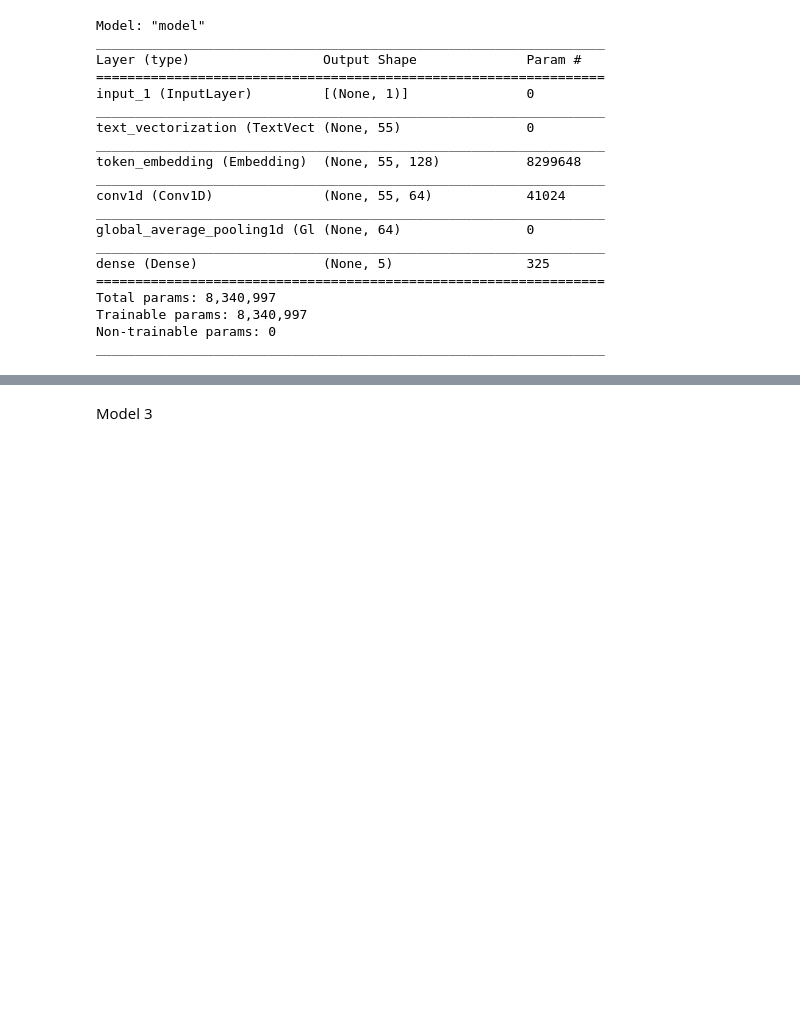
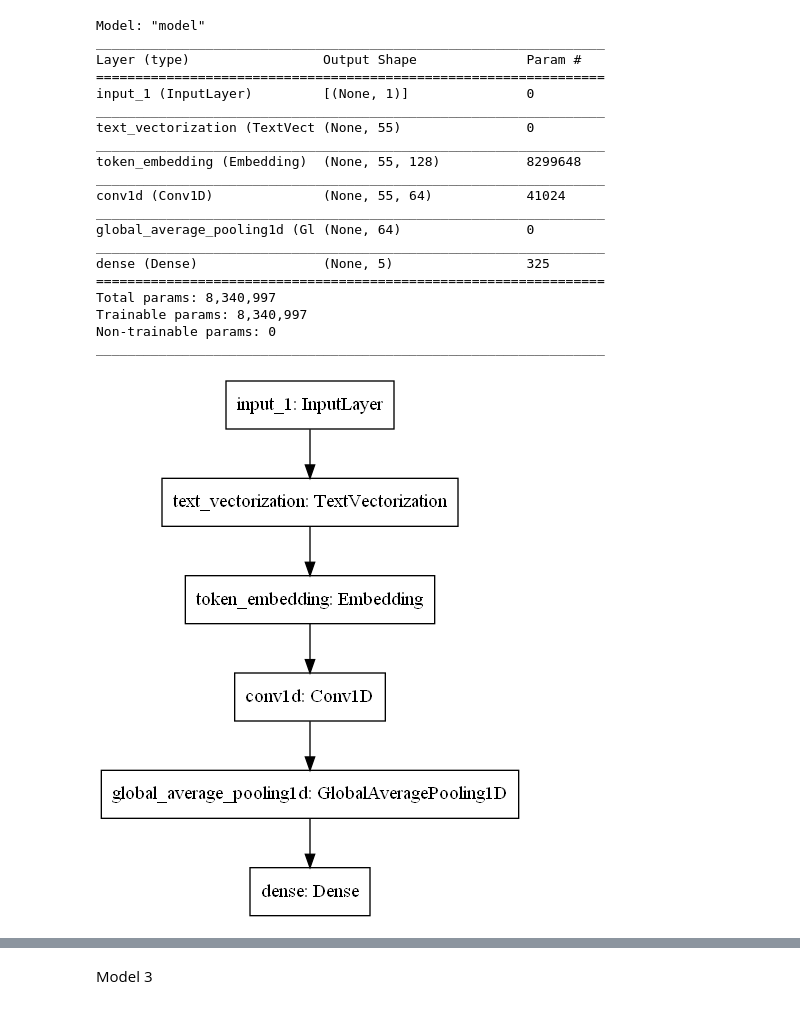
Before and after one commit to agbariaweaam/SkimLit_Project, a Jupyter notebook: SkimLit_Project.ipynb, the cells around one changed output, grey strips where cells are left out. Saved outputs shown, nothing was run; the diff lists cells and outputs as text; code cells hidden in the pictures; blank space fills up the shorter version.

```diff
--- a/SkimLit_Project.ipynb
+++ b/SkimLit_Project.ipynb
@@ -321,6 +341,12 @@ Total params: 8,340,997
 Trainable params: 8,340,997
 Non-trainable params: 0
 _________________________________________________________________
+# %%
+# Plot the token, char, positional embedding model
+from tensorflow.keras.utils import plot_model
+plot_model(model_2)
+# %% [output]
+[figure, added]
 # %%
 # Fit the model
 model_2_history = model_2.fit(train_dataset,
```
Also changed, not shown: parts of 19 cells of this notebook.
